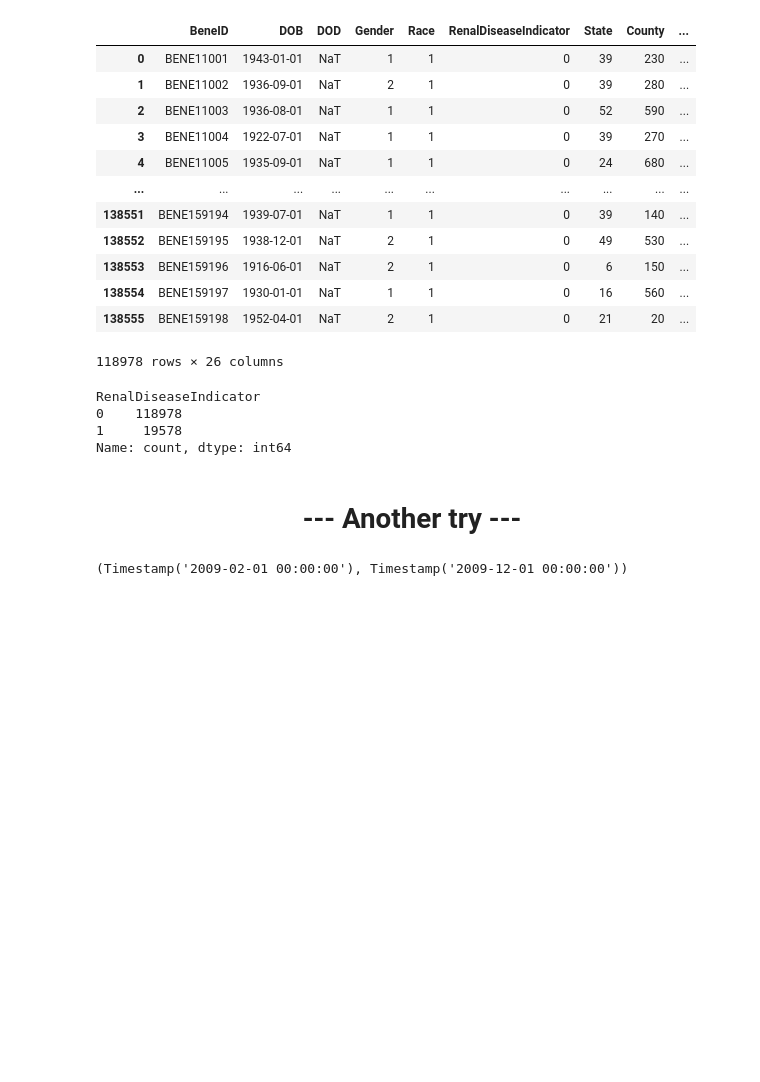
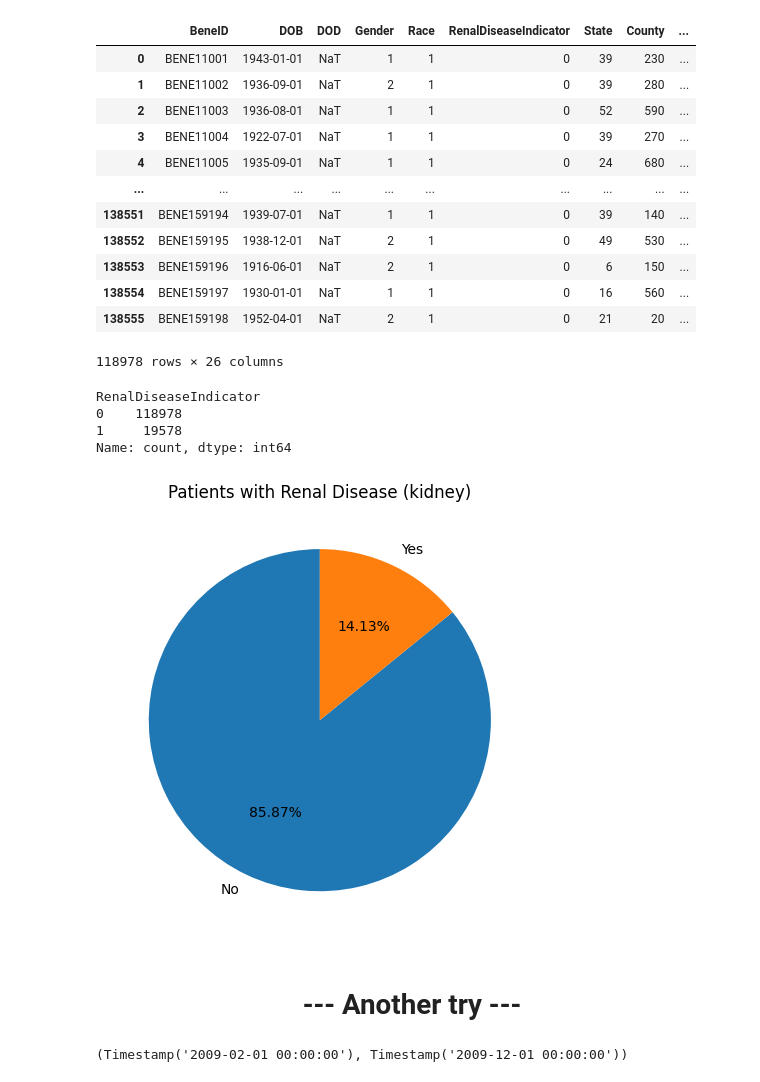
Before and after one commit to ChTomer/MyCapstone, a Jupyter notebook: HealthCareFraudProjectPitch/1beneficiary.ipynb, the cells around one changed output. Cells and saved outputs as stored; diff of their text form; code cells hidden in the pictures; blank space fills up the shorter version.

```diff
--- a/HealthCareFraudProjectPitch/1beneficiary.ipynb
+++ b/HealthCareFraudProjectPitch/1beneficiary.ipynb
@@ -641,6 +663,16 @@ RenalDiseaseIndicator
 0    118978
 1     19578
 Name: count, dtype: int64
+# %%
+df_renal['RenalDiseaseIndicator'].value_counts().plot(kind='pie',autopct='%1.2f%%',startangle=90, labels=['No','Yes'])
+plt.title('Patients with Renal Disease (kidney)')
+plt.ylabel('')
+plt.xlabel('')
+plt.Figure(figsize=(8,5))
+plt.tight_layout()
+plt.show()
+# %% [output]
+[figure, added]
 # %% [markdown]
 # <center> --- Another try ---
 # %%
```
Also changed, not shown: parts of 11 cells of this notebook, 3 other files.
